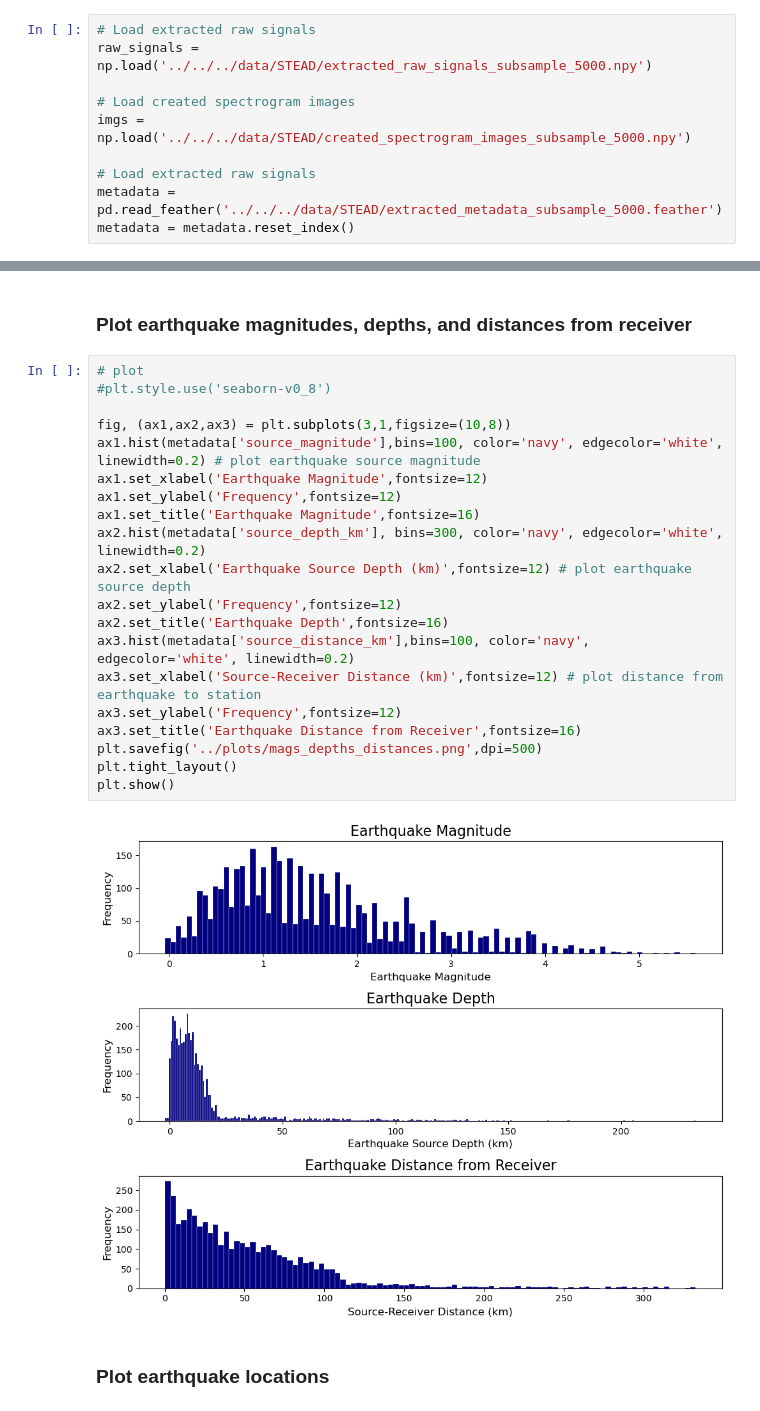
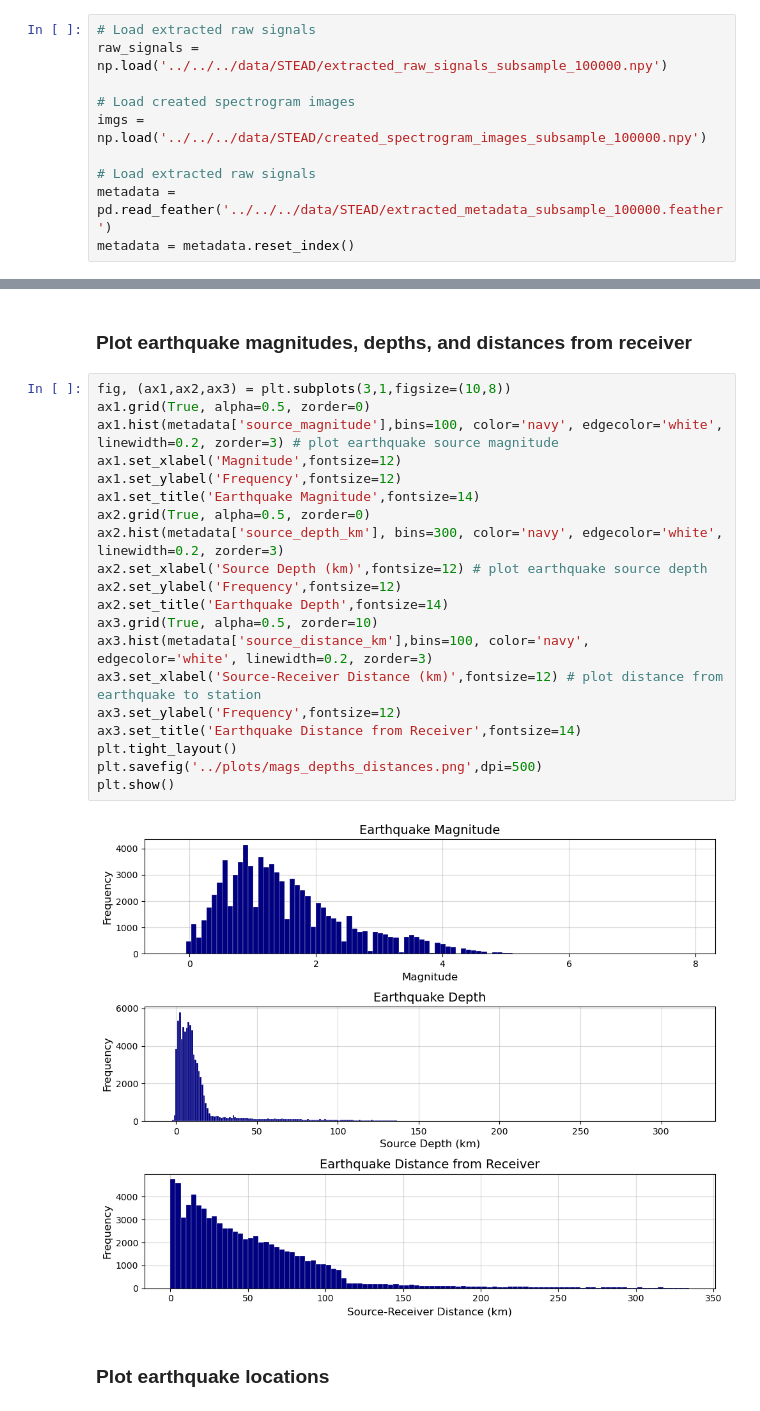
Before and after one commit to kaelynn-rose/Earthquake_Detection, a Jupyter notebook: notebooks/exploratory_data_analysis.ipynb, the cells around one changed output, grey strips where cells are left out. Cells and saved outputs as stored; diff of their text form.

```diff
--- a/notebooks/exploratory_data_analysis.ipynb
+++ b/notebooks/exploratory_data_analysis.ipynb
@@ -18,13 +18,13 @@ import pandas as pd
 ### Load preprocessed data
 # %%
 # Load extracted raw signals
-raw_signals = np.load('../../../data/STEAD/extracted_raw_signals_subsample_5000.npy')
+raw_signals = np.load('../../../data/STEAD/extracted_raw_signals_subsample_100000.npy')
 
 # Load created spectrogram images
-imgs = np.load('../../../data/STEAD/created_spectrogram_images_subsample_5000.npy')
+imgs = np.load('../../../data/STEAD/created_spectrogram_images_subsample_100000.npy')
 
 # Load extracted raw signals
-metadata = pd.read_feather('../../../data/STEAD/extracted_metadata_subsample_5000.feather')
+metadata = pd.read_feather('../../../data/STEAD/extracted_metadata_subsample_100000.feather')
 metadata = metadata.reset_index()
 # %%
 metadata
@@ -75,27 +76,27 @@ The s-wave for this waveform was picked by: manual
 # %% [markdown]
 ### Plot earthquake magnitudes, depths, and distances from receiver
 # %%
-# plot
-#plt.style.use('seaborn-v0_8')
-
 fig, (ax1,ax2,ax3) = plt.subplots(3,1,figsize=(10,8))
-ax1.hist(metadata['source_magnitude'],bins=100, color='navy', edgecolor='white', linewidth=0.2) # plot earthquake source magnitude
-ax1.set_xlabel('Earthquake Magnitude',fontsize=12)
+ax1.grid(True, alpha=0.5, zorder=0)
+ax1.hist(metadata['source_magnitude'],bins=100, color='navy', edgecolor='white', linewidth=0.2, zorder=3) # plot earthquake source magnitude
+ax1.set_xlabel('Magnitude',fontsize=12)
 ax1.set_ylabel('Frequency',fontsize=12)
-ax1.set_title('Earthquake Magnitude',fontsize=16)
-ax2.hist(metadata['source_depth_km'], bins=300, color='navy', edgecolor='white', linewidth=0.2)
-ax2.set_xlabel('Earthquake Source Depth (km)',fontsize=12) # plot earthquake source depth
+ax1.set_title('Earthquake Magnitude',fontsize=14)
+ax2.grid(True, alpha=0.5, zorder=0)
+ax2.hist(metadata['source_depth_km'], bins=300, color='navy', edgecolor='white', linewidth=0.2, zorder=3)
+ax2.set_xlabel('Source Depth (km)',fontsize=12) # plot earthquake source depth
 ax2.set_ylabel('Frequency',fontsize=12)
-ax2.set_title('Earthquake Depth',fontsize=16)
-ax3.hist(metadata['source_distance_km'],bins=100, color='navy', edgecolor='white', linewidth=0.2)
+ax2.set_title('Earthquake Depth',fontsize=14)
+ax3.grid(True, alpha=0.5, zorder=10)
+ax3.hist(metadata['source_distance_km'],bins=100, color='navy', edgecolor='white', linewidth=0.2, zorder=3)
 ax3.set_xlabel('Source-Receiver Distance (km)',fontsize=12) # plot distance from earthquake to station
 ax3.set_ylabel('Frequency',fontsize=12)
-ax3.set_title('Earthquake Distance from Receiver',fontsize=16)
+ax3.set_title('Earthquake Distance from Receiver',fontsize=14)
+plt.tight_layout()
 plt.savefig('../plots/mags_depths_distances.png',dpi=500)
-plt.tight_layout()
 plt.show()
 # %% [output]
-[figure, old version]
+[figure, new version]
 # %% [markdown]
 ### Plot earthquake locations
 # %%
```
Also changed, not shown: parts of 7 cells of this notebook, 9 other files.
